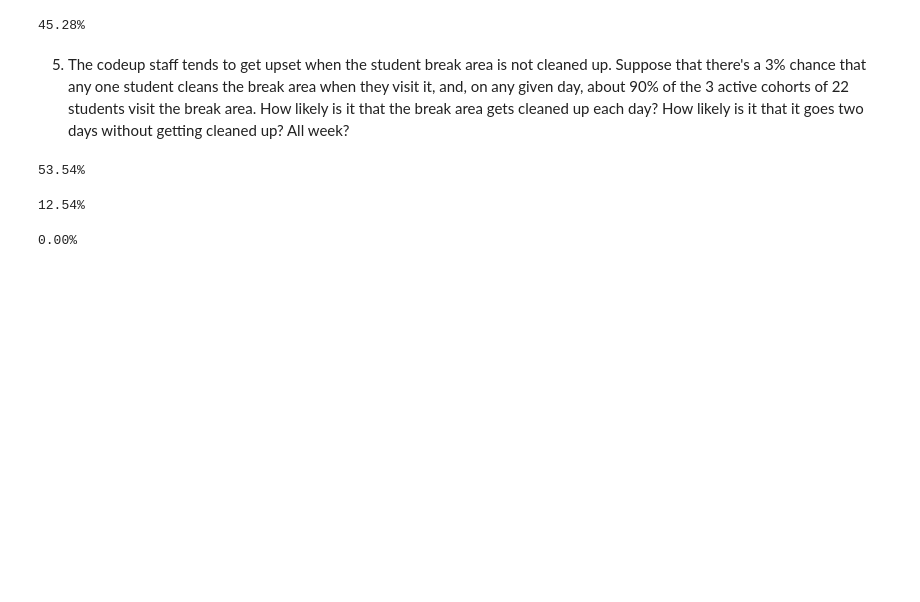
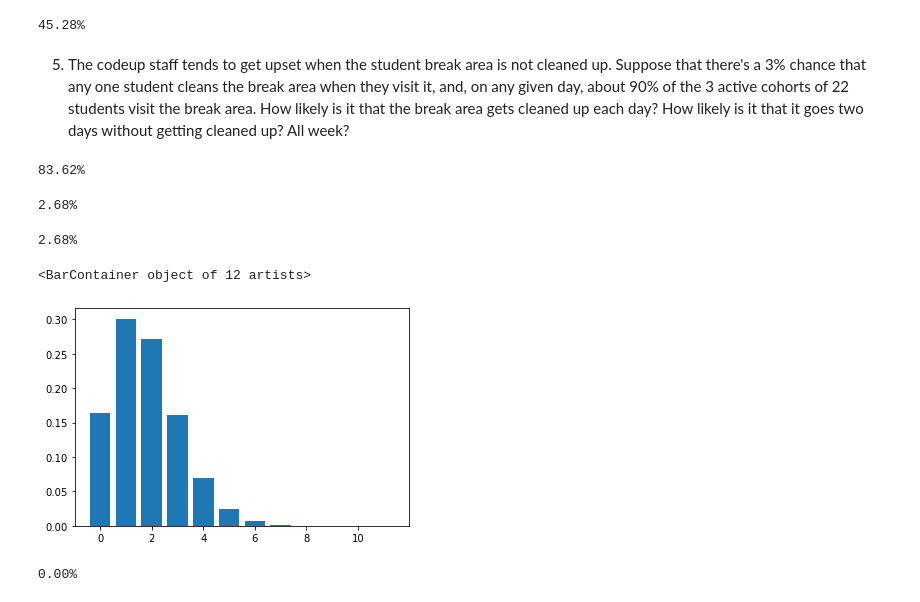
Before and after one commit to David-Howell/statistics-exercises, a Jupyter notebook: probability_distributions.ipynb, the cells around one changed output. Saved outputs shown, nothing was run; the diff lists cells and outputs as text; code cells hidden in the pictures; blank space fills up the shorter version.

```diff
--- a/probability_distributions.ipynb
+++ b/probability_distributions.ipynb
@@ -156,15 +192,27 @@ p = .03
 t = .9 * 3 * 22
 d = 1
 cleaned = stats.binom(t*d,p)
-Percent(cleaned.sf(1))
+Percent(cleaned.sf(0))
 # %% [output]
-53.54%
+83.62%
 # %%
 d = 2
 cleaner = stats.binom(t*d,p)
-Percent(1-cleaner.sf(1))
+Percent(1-cleaner.sf(0))
 # %% [output]
-12.54%
+2.68%
+# %%
+Percent(cleaner.pmf(0))
+# %% [output]
+2.68%
+# %%
+x = np.arange(0,12)
+y = cleaned.pmf(x)
+
+plt.bar(x,y)
+# %% [output]
+<BarContainer object of 12 artists>
+[figure, added]
 # %%
 d = 7
 cleanest = stats.binom(t*d,p)
```
Also changed, not shown: parts of 46 cells of this notebook.
